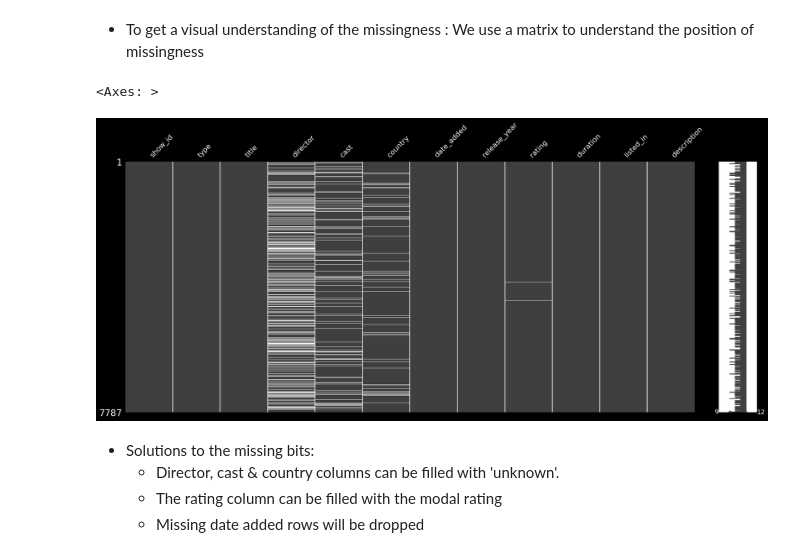
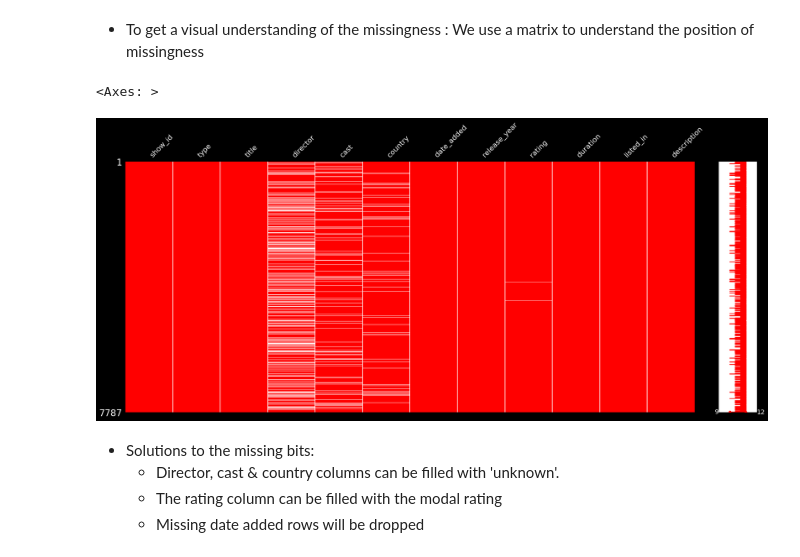
Before and after one commit to JanKosgei/Netflix-Recommendations, a Jupyter notebook: K-Means Netflix.ipynb, the cells around one changed output. Cells and saved outputs as stored; diff of their text form; code cells hidden in the pictures.

```diff
--- a/K-Means Netflix.ipynb
+++ b/K-Means Netflix.ipynb
@@ -87,11 +87,12 @@ False    7787
 Name: count, dtype: int64
 # %% [markdown]
 - To get a visual understanding of the missingness : We use a matrix to understand the position of missingness
-# %%
-msgno.matrix(Netflix)
-# %% [output]
-<Axes: >
-[figure, removed]
+# %%
+plt.rcParams['font.size'] = 20
+msgno.matrix(Netflix, color=(1.0, 0.0, 0.0))
+# %% [output]
+<Axes: >
+[figure, added]
 # %% [markdown]
 - Solutions to the missing bits:
    - Director, cast & country columns can be filled with 'unknown'.
```
Also changed, not shown: parts of 13 cells of this notebook.
